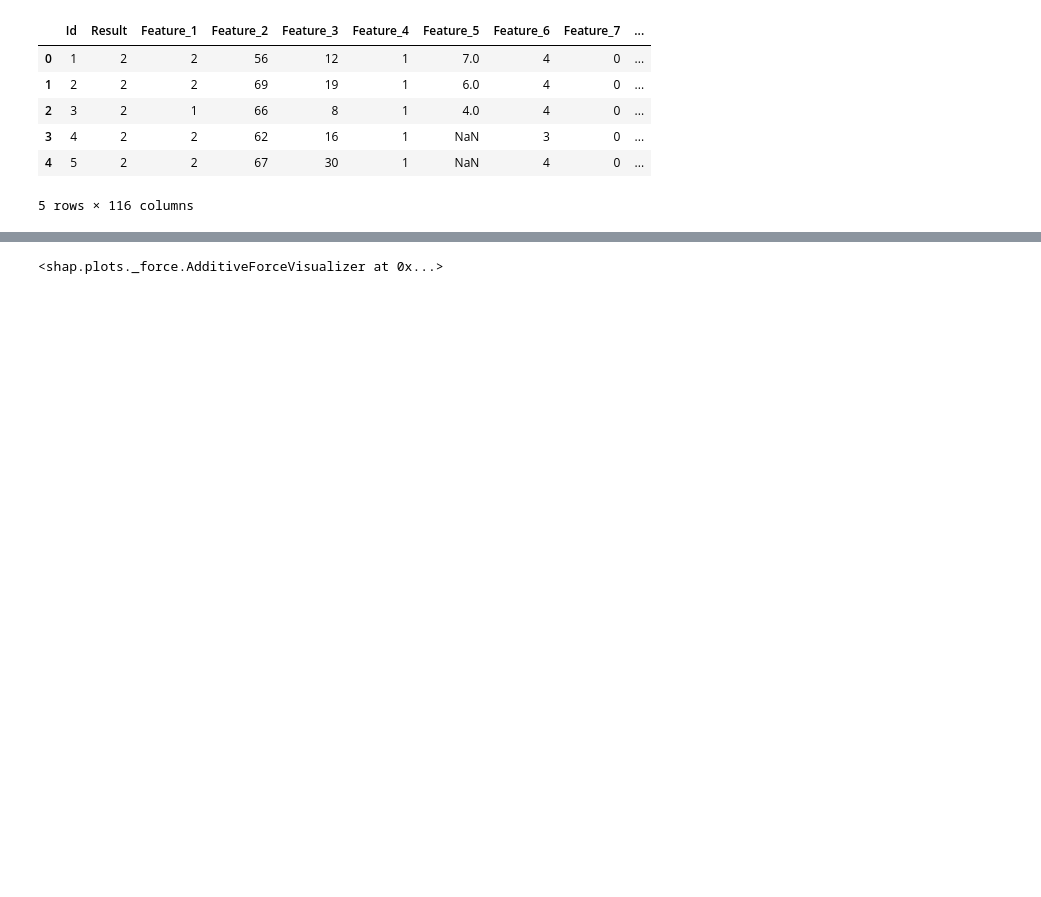
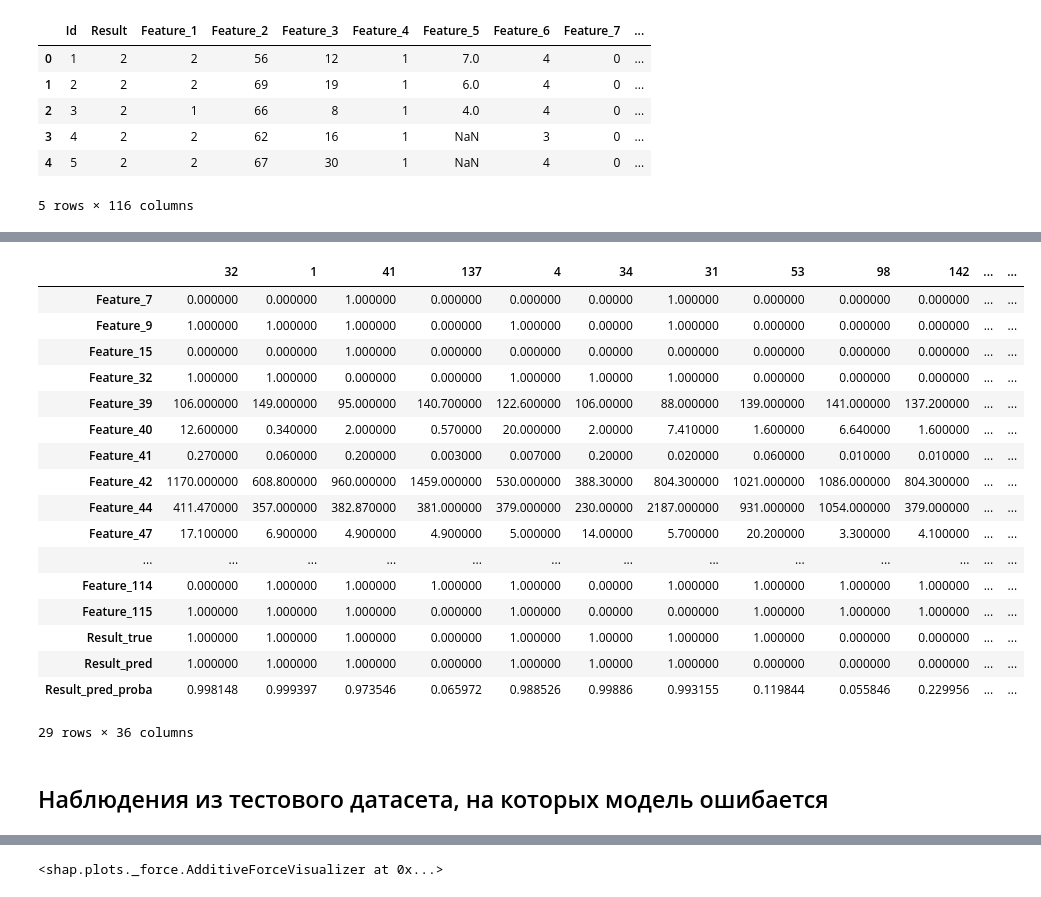
Before and after one commit to albul-k/ml_covid_surv_prediction, a Jupyter notebook: catboost_clf-with_susp.ipynb, the cells around one changed output, grey strips where cells are left out. Cells and saved outputs as stored; diff of their text form; code cells hidden in the pictures; blank space fills up the shorter version.

```diff
--- a/catboost_clf-with_susp.ipynb
+++ b/catboost_clf-with_susp.ipynb
@@ -272 +286,24 @@ df_explain['Result_pred_proba'] = y_test_pred_proba[:, 1:2]
+# %%
+df_explain_table.T
+# %% [output]
+|  | 32 | 1 | 41 | 137 | 4 | 34 | 31 | 53 | 98 | 142 | ... | ... |
+| Feature_7 | 0.000000 | 0.000000 | 1.000000 | 0.000000 | 0.000000 | 0.00000 | 1.000000 | 0.000000 | 0.000000 | 0.000000 | ... | ... |
+| Feature_9 | 1.000000 | 1.000000 | 1.000000 | 0.000000 | 1.000000 | 0.00000 | 1.000000 | 0.000000 | 0.000000 | 0.000000 | ... | ... |
+| Feature_15 | 0.000000 | 0.000000 | 1.000000 | 0.000000 | 0.000000 | 0.00000 | 0.000000 | 0.000000 | 0.000000 | 0.000000 | ... | ... |
+| Feature_32 | 1.000000 | 1.000000 | 0.000000 | 0.000000 | 1.000000 | 1.00000 | 1.000000 | 0.000000 | 0.000000 | 0.000000 | ... | ... |
+| Feature_39 | 106.000000 | 149.000000 | 95.000000 | 140.700000 | 122.600000 | 106.00000 | 88.000000 | 139.000000 | 141.000000 | 137.200000 | ... | ... |
+| Feature_40 | 12.600000 | 0.340000 | 2.000000 | 0.570000 | 20.000000 | 2.00000 | 7.410000 | 1.600000 | 6.640000 | 1.600000 | ... | ... |
+| Feature_41 | 0.270000 | 0.060000 | 0.200000 | 0.003000 | 0.007000 | 0.20000 | 0.020000 | 0.060000 | 0.010000 | 0.010000 | ... | ... |
+| Feature_42 | 1170.000000 | 608.800000 | 960.000000 | 1459.000000 | 530.000000 | 388.30000 | 804.300000 | 1021.000000 | 1086.000000 | 804.300000 | ... | ... |
+| Feature_44 | 411.470000 | 357.000000 | 382.870000 | 381.000000 | 379.000000 | 230.00000 | 2187.000000 | 931.000000 | 1054.000000 | 379.000000 | ... | ... |
+| Feature_47 | 17.100000 | 6.900000 | 4.900000 | 4.900000 | 5.000000 | 14.00000 | 5.700000 | 20.200000 | 3.300000 | 4.100000 | ... | ... |
+| ... | ... | ... | ... | ... | ... | ... | ... | ... | ... | ... | ... | ... |
+| Feature_114 | 0.000000 | 1.000000 | 1.000000 | 1.000000 | 1.000000 | 0.00000 | 1.000000 | 1.000000 | 1.000000 | 1.000000 | ... | ... |
+| Feature_115 | 1.000000 | 1.000000 | 1.000000 | 0.000000 | 1.000000 | 0.00000 | 0.000000 | 1.000000 | 1.000000 | 1.000000 | ... | ... |
+| Result_true | 1.000000 | 1.000000 | 1.000000 | 0.000000 | 1.000000 | 1.00000 | 1.000000 | 1.000000 | 0.000000 | 0.000000 | ... | ... |
+| Result_pred | 1.000000 | 1.000000 | 1.000000 | 0.000000 | 1.000000 | 1.00000 | 1.000000 | 0.000000 | 0.000000 | 0.000000 | ... | ... |
+| Result_pred_proba | 0.998148 | 0.999397 | 0.973546 | 0.065972 | 0.988526 | 0.99886 | 0.993155 | 0.119844 | 0.055846 | 0.229956 | ... | ... |
+29 rows × 36 columns
+# %% [markdown]
+## Наблюдения из тестового датасета, на которых модель ошибается
 # %%
```
Also changed, not shown: parts of 19 cells of this notebook, 1 other file.
